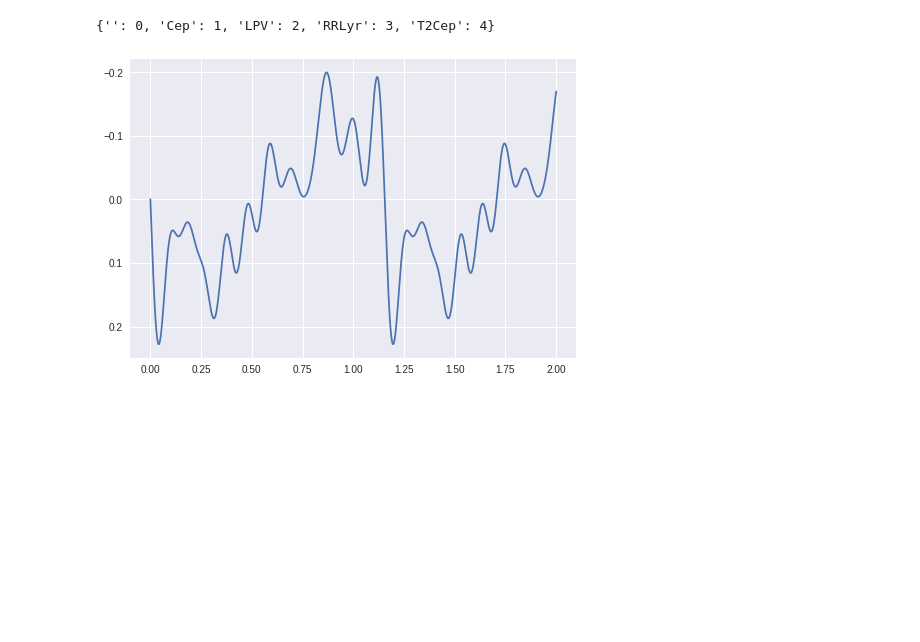
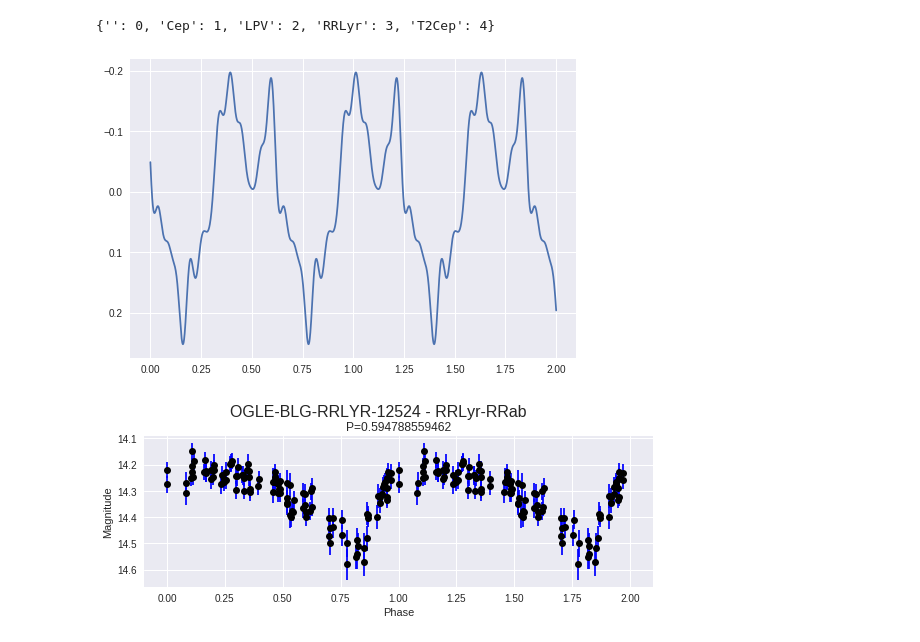
Before and after one commit to carpyncho/vvv_gen_catalog, a Jupyter notebook: experiments/experiment_FATS.ipynb, the cells around one changed output. Drawn from its saved outputs; the diff is of its cells as text; code cells hidden in the pictures; blank space fills up the shorter version.

```diff
--- a/experiments/experiment_FATS.ipynb
+++ b/experiments/experiment_FATS.ipynb
@@ -129,15 +129,17 @@ features = ["PeriodLS", "Period_fit", "Psi_CS", "Psi_eta",
             'Freq3_harmonics_rel_phase_2',
             'Freq3_harmonics_rel_phase_3']
 
+def get_lc(src):
+    lc = obs[obs.bm_src_id == src.id]
+    lc = lc.sort_values("pwp_stack_src_hjd")
+    return  (lc.pwp_stack_src_hjd.values,
+             lc.pwp_stack_src_mag3.values,
+             lc.pwp_stack_src_mag_err3.values)
+
 
 def calculate_FATS(src):
     space = FATS.FeatureSpace(featureList=features)
-
-    lc = obs[obs.bm_src_id == src.id]
-    lc = lc.sort_values("pwp_stack_src_hjd")
-    hjd, mag, err = (lc.pwp_stack_src_hjd.values,
-                     lc.pwp_stack_src_mag3.values,
-                     lc.pwp_stack_src_mag_err3.values)
+    hjd, mag, err = get_lc(src)
     result = space.calculateFeature([mag, hjd, err]).result(
         method='dict')
     return pd.Series(result)
@@ -157,4 +159,4 @@ x, y = pytff.fspace(data, 0., 2, 2000)
 plt.plot(x, y);
 plt.gca().invert_yaxis()
 # %% [output]
-[figure, old version]
+[figure, new version]
@@ -162,0 +220,15 @@ fourier_help.fourier_data??
+# %%
+sample = rr[df.scls == 3].sample().iloc[0]
+plotter(sample)
+
+# data = fourier_help.fourier_data(sample, "FATS")
+# period = sample.PeriodLS
+
+# x, y = pytff.fspace(data, 0., 2, 2000)
+# y = y + 14
+
+# # plt.title("{} - Period: {} - {}".format(ogle3_id, period, sample.ogle3_type))
+# plt.plot(x, y);
+# plt.gca().invert_yaxis()
+# %% [output]
+[figure, added]
```
Also changed, not shown: parts of 2 cells of this notebook.
